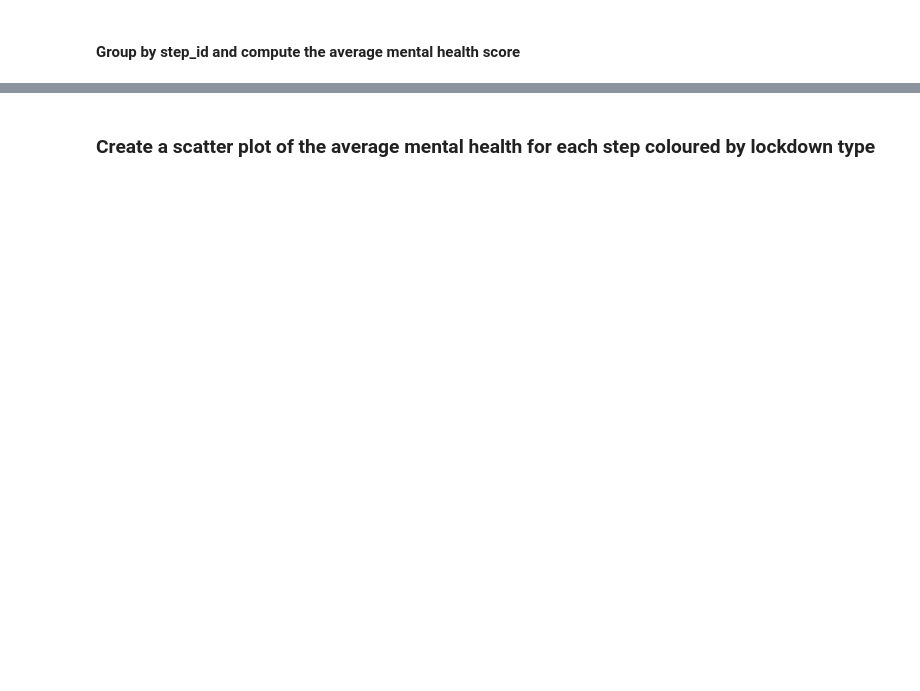
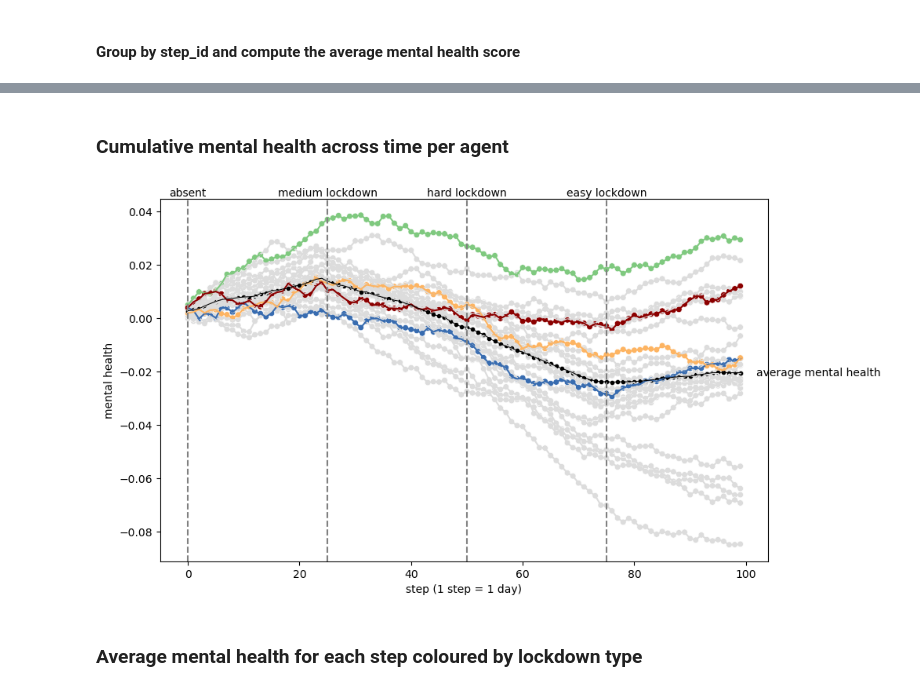
Before and after one commit to covid19ABM/comma, a Jupyter notebook: notebooks/tutorial.ipynb, the cells around one changed output, grey strips where cells are left out. Saved outputs shown, nothing was run; the diff lists cells and outputs as text; code cells hidden in the pictures; blank space fills up the shorter version.

```diff
--- a/notebooks/tutorial.ipynb
+++ b/notebooks/tutorial.ipynb
@@ -68,6 +67,56 @@ grouped_data
 100 rows × 5 columns
+# %% [markdown]
+### Cumulative mental health across time per agent
+# %%
+agg_df = data.groupby(['step_id', 'lockdown'])['cumulative_mental_health'].mean().reset_index()
+agg_df['label'] = 'average mental health'
+
+few_points = data[data['agent_id'] <= 3]
+other_points = data[data['agent_id'] > 3]
+
+max_step_ids = data.groupby('lockdown')['step_id'].max().reset_index()
+# %%
+# Create a dictionary with a unique color for each agent_id
+colors = {}
+unique_agents = data['agent_id'].unique()
+for agent in unique_agents:
+    if agent <= 3:
+        colors[agent] = {0: "#386cb0", 1: "#fdb462", 2: "#7fc97f", 3: "darkred"}[agent]
+    else:
+        colors[agent] = "gainsboro"
+# %%
+
+fig, ax = plt.subplots(figsize=(10, 6))
+
+# other_points
+sns.lineplot(data=other_points, x='step_id', y='cumulative_mental_health', hue='agent_id', palette=colors, legend=False)
+sns.scatterplot(data=other_points, x='step_id', y='cumulative_mental_health', hue='agent_id', palette=colors, s=30, legend=False)
+
+# few_points
+sns.lineplot(data=few_points, x='step_id', y='cumulative_mental_health', hue='agent_id', palette=colors, ax=ax)
+sns.scatterplot(data=few_points, x='step_id', y='cumulative_mental_health', hue='agent_id', palette=colors, s=30, ax=ax)
+
+# agg_df
+sns.lineplot(data=agg_df, x='step_id', y='cumulative_mental_health', color='black', ax=ax, size=2)
+sns.scatterplot(data=agg_df, x='step_id', y='cumulative_mental_health', color='black', s=20, ax=ax)
+
+# add lockdown labels and dotted lines
+for x_val, label in zip([0, 25, 50, 75], ['absent', 'medium lockdown', 'hard lockdown', 'easy lockdown']):
+    ax.axvline(x=x_val, linestyle='--', color='gray')
+    ax.text(x=x_val, y=ax.get_ylim()[1], s=label, va='bottom', ha='center')
+
+avg_mh_text_y = agg_df[agg_df['step_id'] == agg_df['step_id'].max()]['cumulative_mental_health'].values[0]
+ax.text(113, avg_mh_text_y, 'average mental health', va='center', ha='center', color='black')
+
+ax.set_xlabel('step (1 step = 1 day)')
+ax.set_ylabel('mental health')
+ax.get_legend().remove()
+
+plt.show()
+# %% [output]
+[figure, added]
 # %% [markdown]
-### Create a scatter plot of the average mental health for each step coloured by lockdown type
+### Average mental health for each step coloured by lockdown type
 # %%
 plt.figure(figsize=(10, 6))
 sns.scatterplot(data=grouped_data, x='step_id', y='cumulative_mental_health', hue='lockdown')
```
Also changed, not shown: parts of 6 cells of this notebook.
